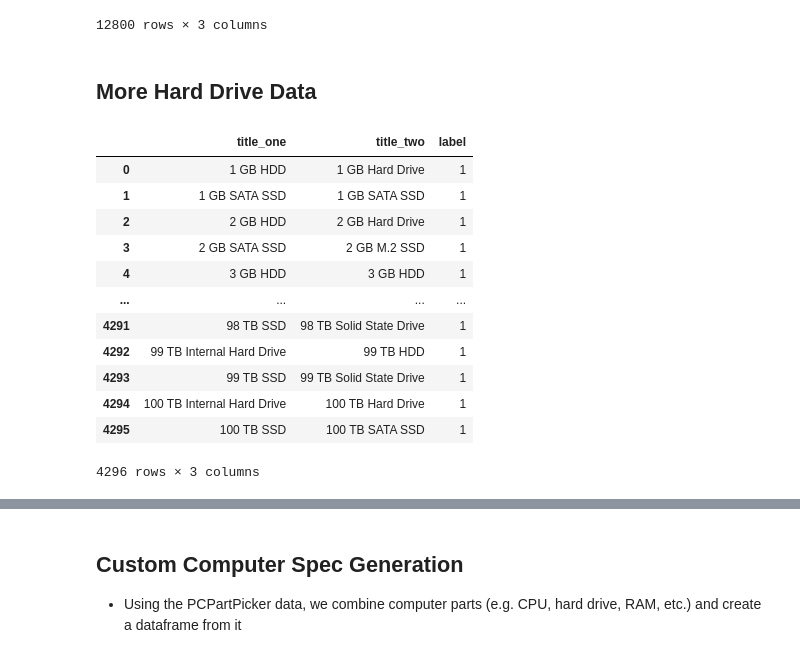
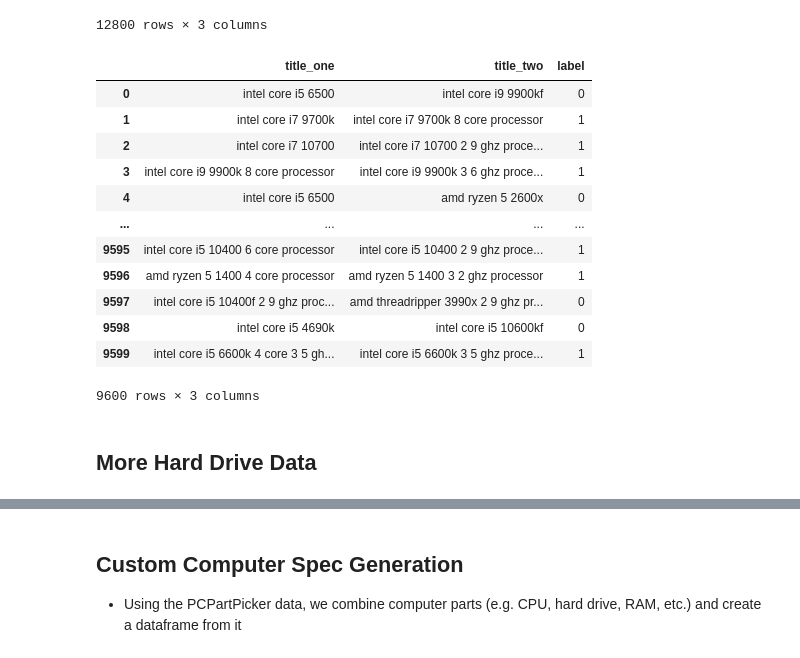
Before and after one commit to Mascerade/supervised-product-matching, a Jupyter notebook: TestingGrounds.ipynb, the cells around one changed output, grey strips where cells are left out. Cells and saved outputs as stored; diff of their text form; code cells hidden in the pictures.

```diff
--- a/TestingGrounds.ipynb
+++ b/TestingGrounds.ipynb
@@ -640,3 +697,23 @@ neg_cpu_gen
+# %%
+more_final_cpu_df = pd.read_csv('data/train/more_cpu_data.csv')
+# %%
+more_final_cpu_df = remove_misc(more_final_cpu_df)
+# %%
+more_final_cpu_df
+# %% [output]
+|  | title_one | title_two | label |
+| 0 | intel core i5 6500 | intel core i9 9900kf | 0 |
+| 1 | intel core i7 9700k | intel core i7 9700k 8 core processor | 1 |
+| 2 | intel core i7 10700 | intel core i7 10700 2 9 ghz proce... | 1 |
+| 3 | intel core i9 9900k 8 core processor | intel core i9 9900k 3 6 ghz proce... | 1 |
+| 4 | intel core i5 6500 | amd ryzen 5 2600x | 0 |
+| ... | ... | ... | ... |
+| 9595 | intel core i5 10400 6 core processor | intel core i5 10400 2 9 ghz proce... | 1 |
+| 9596 | amd ryzen 5 1400 4 core processor | amd ryzen 5 1400 3 2 ghz processor | 1 |
+| 9597 | intel core i5 10400f 2 9 ghz proc... | amd threadripper 3990x 2 9 ghz pr... | 0 |
+| 9598 | intel core i5 4690k | intel core i5 10600kf | 0 |
+| 9599 | intel core i5 6600k 4 core 3 5 gh... | intel core i5 6600k 3 5 ghz proce... | 1 |
+9600 rows × 3 columns
 # %% [markdown]
 ## More Hard Drive Data
 # %%
@@ -664,16 +740,0 @@ pos_hard_drives = generate_pos_hard_drive_data()
-# %%
-pos_hard_drives
-# %% [output]
-|  | title_one | title_two | label |
-| 0 | 1 GB HDD | 1 GB Hard Drive | 1 |
-| 1 | 1 GB SATA SSD | 1 GB SATA SSD | 1 |
-| 2 | 2 GB HDD | 2 GB Hard Drive | 1 |
-| 3 | 2 GB SATA SSD | 2 GB M.2 SSD | 1 |
-| 4 | 3 GB HDD | 3 GB HDD | 1 |
-| ... | ... | ... | ... |
-| 4291 | 98 TB SSD | 98 TB Solid State Drive | 1 |
-| 4292 | 99 TB Internal Hard Drive | 99 TB HDD | 1 |
-| 4293 | 99 TB SSD | 99 TB Solid State Drive | 1 |
-| 4294 | 100 TB Internal Hard Drive | 100 TB Hard Drive | 1 |
-| 4295 | 100 TB SSD | 100 TB SATA SSD | 1 |
-4296 rows × 3 columns
```
Also changed, not shown: parts of 39 cells of this notebook.
